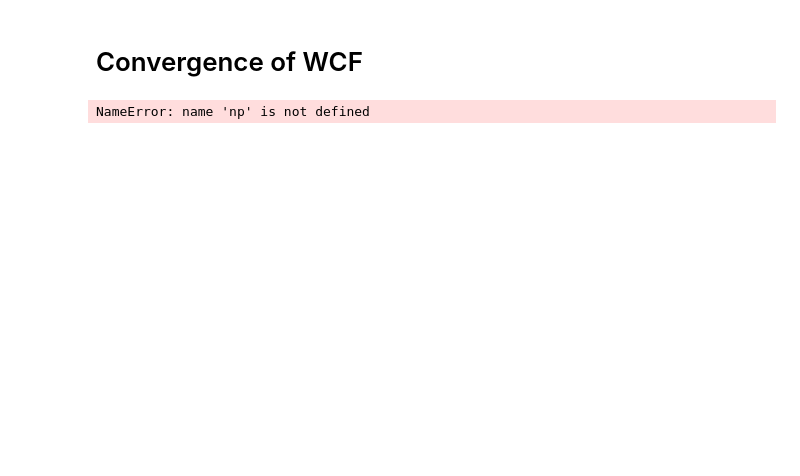
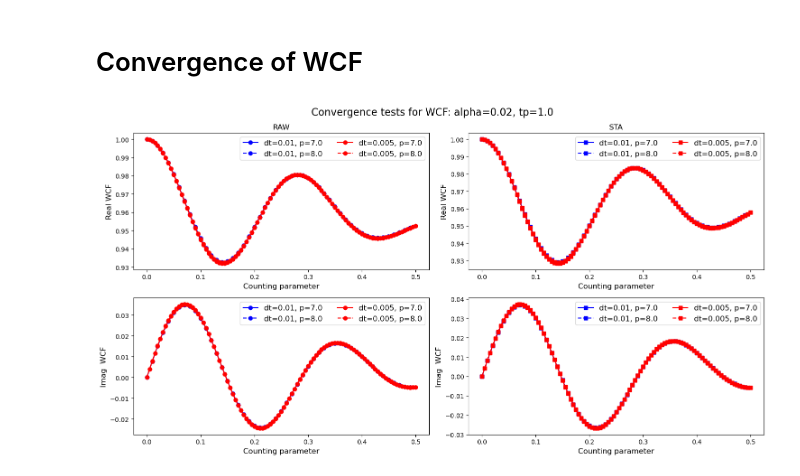
Before and after one commit to mikejshubrook/work-counting-with-process-tensors, a Jupyter notebook: data/convergence_tests.ipynb, the cells around one changed output. Saved outputs shown, nothing was run; the diff lists cells and outputs as text; code cells hidden in the pictures; blank space fills up the shorter version.

Commit message:
improved formatting of convergence plots

```diff
--- a/data/convergence_tests.ipynb
+++ b/data/convergence_tests.ipynb
@@ -31,11 +33,2 @@ for tp in tp_list:
 # %% [markdown]
 # Convergence of moments
-# %%
-dt_list = [0.01, 0.005]
-p_list = [7.0, 8.0]
-
-s=1
-
-### convergence of dynamics
-for tp in tp_list:
-    plot_convergence_moments(alpha, tp, dt_list, p_list, s)
@@ -46,6 +49,11 @@ for tp in tp_list:
 # %% [markdown]
 # Convergence of WCF
-# %%
-plot_convergence_wcf(alpha, 1.0, dt_list, p_list, s, 0.0, 0.5, sta_list=[0,1])
-# %% [output]
-NameError: name 'np' is not defined
+# %%
+# here we test convergence of the work characteristic function evaluated at the end of a given protocol
+
+tp = 1.0 # protocol time
+X0 = 0.0 # initial value of the counting parameter
+Xf = 0.5 # final value of the counting parameter
+plot_convergence_wcf(alpha, tp, dt_list, p_list, s, X0, Xf, sta_list=[0,1])
+# %% [output]
+[figure, added]
```
Also changed, not shown: parts of 3 cells of this notebook, 1 other file.
